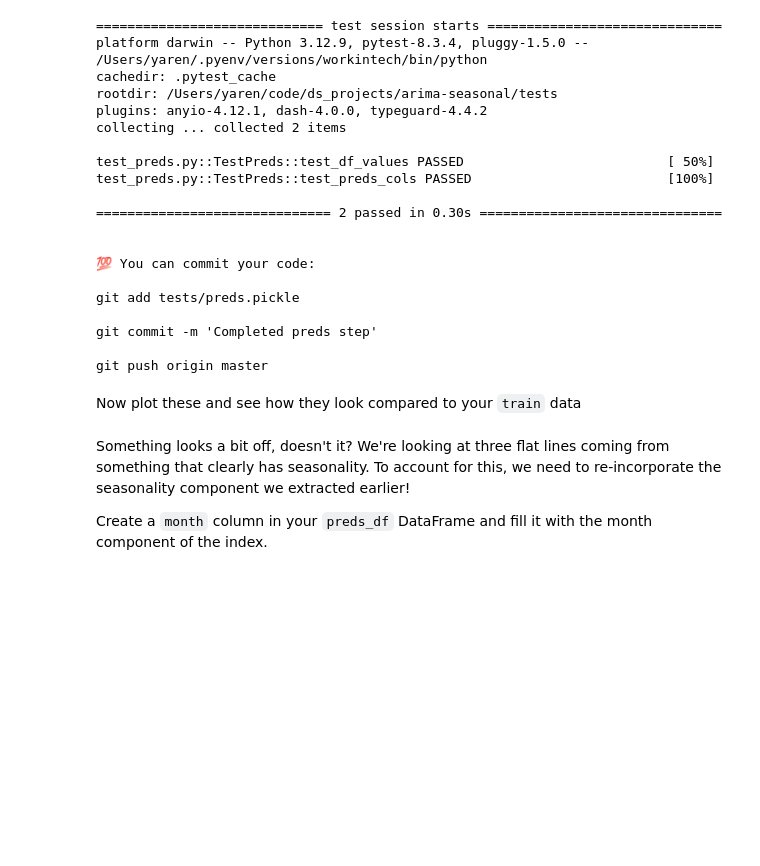
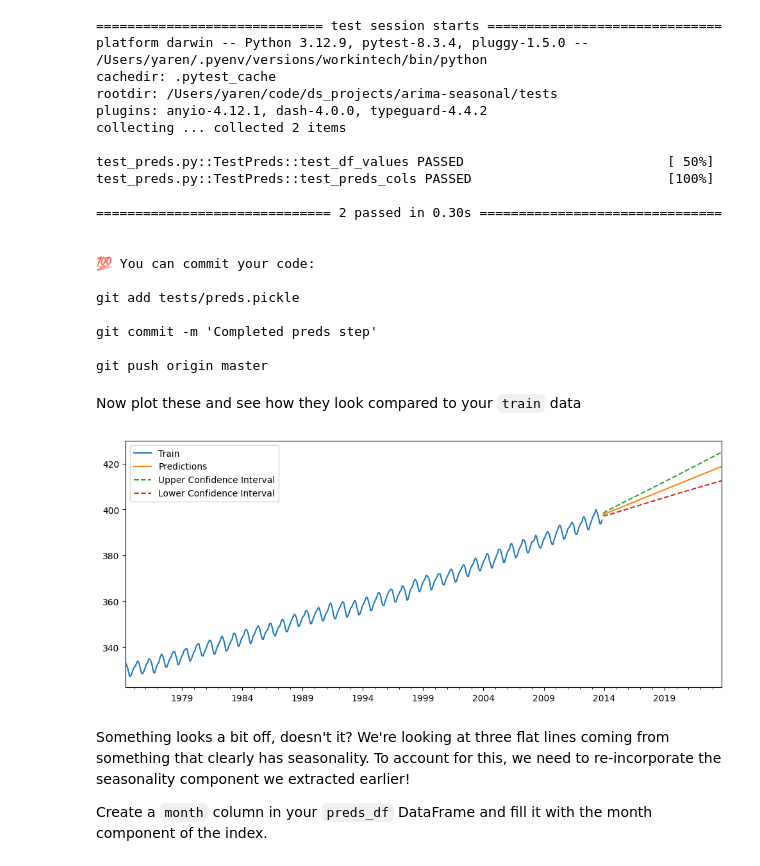
Before and after one commit to itsyeren/arima-seasonal, a Jupyter notebook: arima_seasonal_intro.ipynb, the cells around one changed output. Drawn from its saved outputs; the diff is of its cells as text; code cells hidden in the pictures; blank space fills up the shorter version.

```diff
--- a/arima_seasonal_intro.ipynb
+++ b/arima_seasonal_intro.ipynb
@@ -597,7 +599,18 @@ git push origin master
 # %% [markdown]
 Now plot these and see how they look compared to your `train` data
 # %%
-# YOUR CODE HERE
+fig, ax = plt.subplots(figsize=(12, 5))
+
+train["CO2 molfrac (ppm)"].plot(ax=ax, label="Train")
+
+preds_df["preds"].plot(ax=ax, label="Predictions")
+preds_df["upper"].plot(ax=ax, linestyle="--", label="Upper Confidence Interval")
+preds_df["lower"].plot(ax=ax, linestyle="--", label="Lower Confidence Interval")
+
+ax.legend()
+plt.show()
+# %% [output]
+[figure, added]
 # %% [markdown]
 Something looks a bit off, doesn't it? We're looking at three flat lines coming from something that clearly has seasonality. To account for this, we need to re-incorporate the seasonality component we extracted earlier!
 
```
Also changed, not shown: parts of 11 cells of this notebook, 1 other file.
